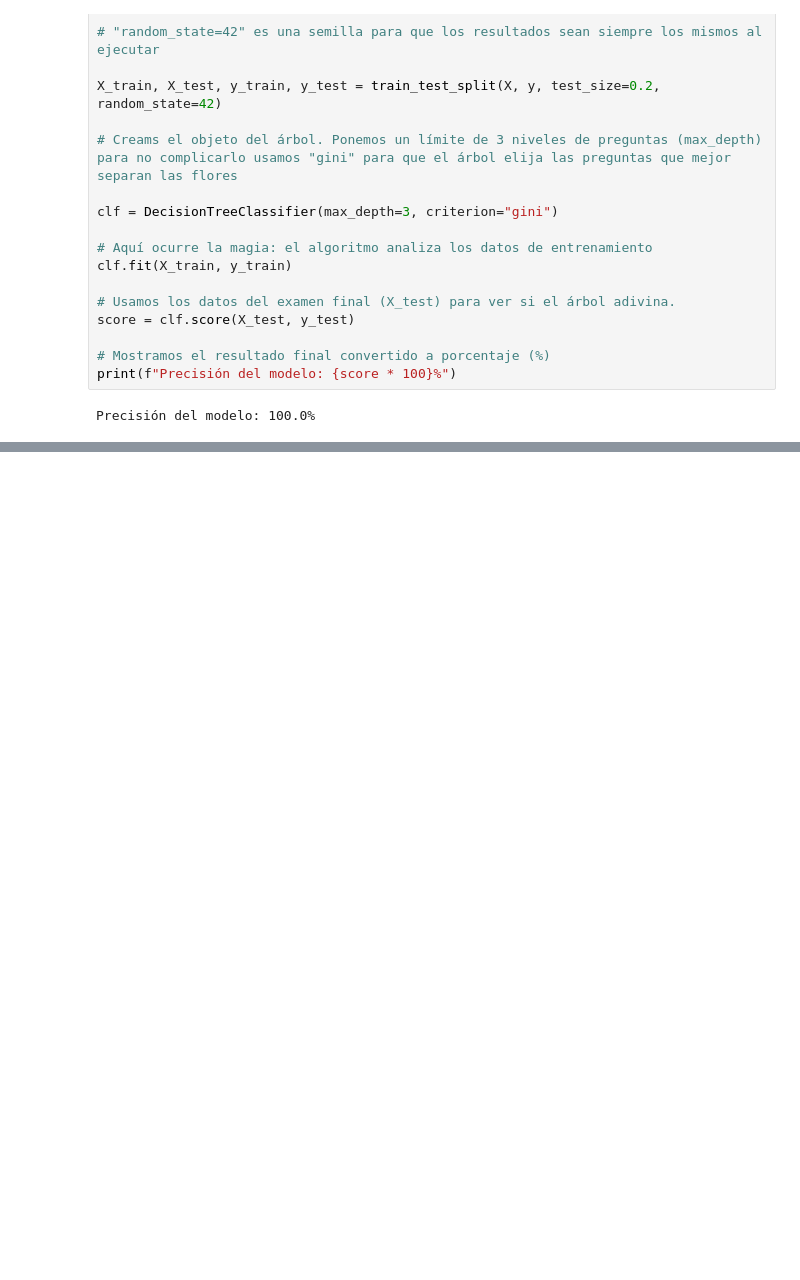
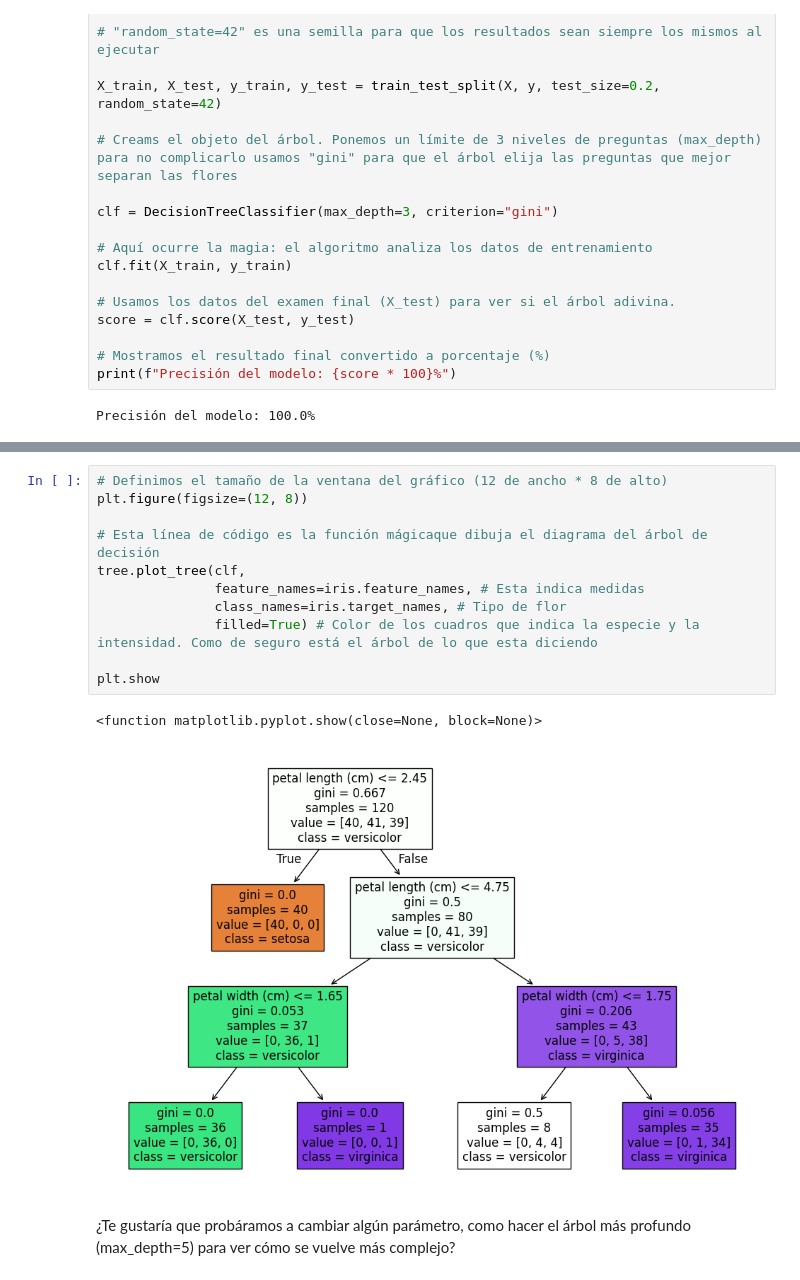
Before and after one commit to HelenDiMo/Practicas-Del-Curso_IA_F5, a Jupyter notebook: ArbolDeIris.ipynb, the cells around one changed output, grey strips where cells are left out. Drawn from its saved outputs; the diff is of its cells as text; blank space fills up the shorter version.

```diff
--- a/ArbolDeIris.ipynb
+++ b/ArbolDeIris.ipynb
@@ -46,0 +61,16 @@ Precisión del modelo: 100.0%
+# %%
+# Definimos el tamaño de la ventana del gráfico (12 de ancho * 8 de alto)
+plt.figure(figsize=(12, 8))
+
+# Esta línea de código es la función mágicaque dibuja el diagrama del árbol de decisión
+tree.plot_tree(clf,
+               feature_names=iris.feature_names, # Esta indica medidas
+               class_names=iris.target_names, # Tipo de flor
+               filled=True) # Color de los cuadros que indica la especie y la intensidad. Como de seguro está el árbol de lo que esta diciendo
+
+plt.show
+# %% [output]
+<function matplotlib.pyplot.show(close=None, block=None)>
+[figure, added]
+# %% [markdown]
+¿Te gustaría que probáramos a cambiar algún parámetro, como hacer el árbol más profundo (max_depth=5) para ver cómo se vuelve más complejo?
```
Also changed, not shown: parts of 3 cells of this notebook.
